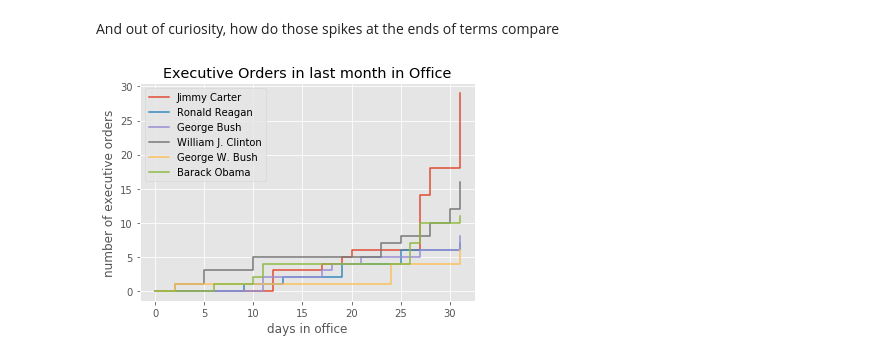
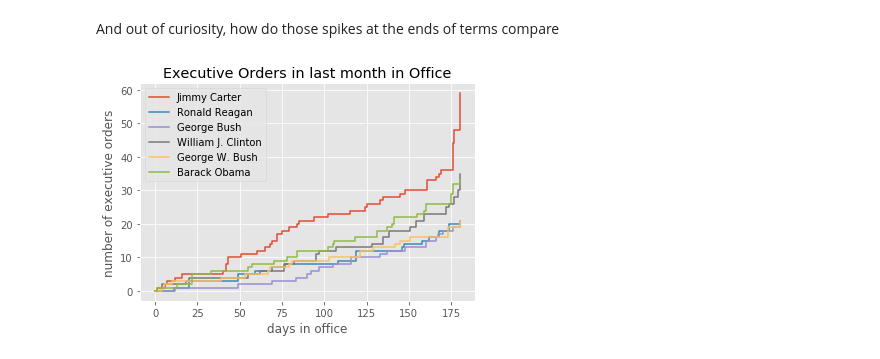
Before and after one commit to dschep/executive-orders-notebook, a Jupyter notebook: index.ipynb, the cells around one changed output. Drawn from its saved outputs; the diff is of its cells as text; code cells hidden in the pictures.

```diff
--- a/index.ipynb
+++ b/index.ipynb
@@ -93,20 +97,20 @@ And out of curiosity, how do those spikes at the ends of terms compare
 # %%
 for president, orders in sorted(orders_by_president_by_day_of_presidency.items(),
                                 key=lambda x: inauguration_dates[x[0]]):
     if president == 'Donald J. Trump':
         continue  # skip Trump, his term hasn't ended yet :'(
     last_day = max(orders)
     y = []
     total = 0
-    for i in range(last_day - 31, last_day + 1):
+    for i in range(last_day - 180, last_day + 1):
         total += orders.get(i, 0)
         y.append(total)
-    plt.plot(range(32), y, label=president, drawstyle='steps-post')
+    plt.plot(range(181), y, label=president, drawstyle='steps-post')
 
 plt.legend()
 plt.title('Executive Orders in last month in Office')
 plt.xlabel('days in office')
 plt.ylabel('number of executive orders')
 plt.show()
 # %% [output]
-[figure, old version]
+[figure, new version]
```
Also changed, not shown: parts of 3 cells of this notebook.
